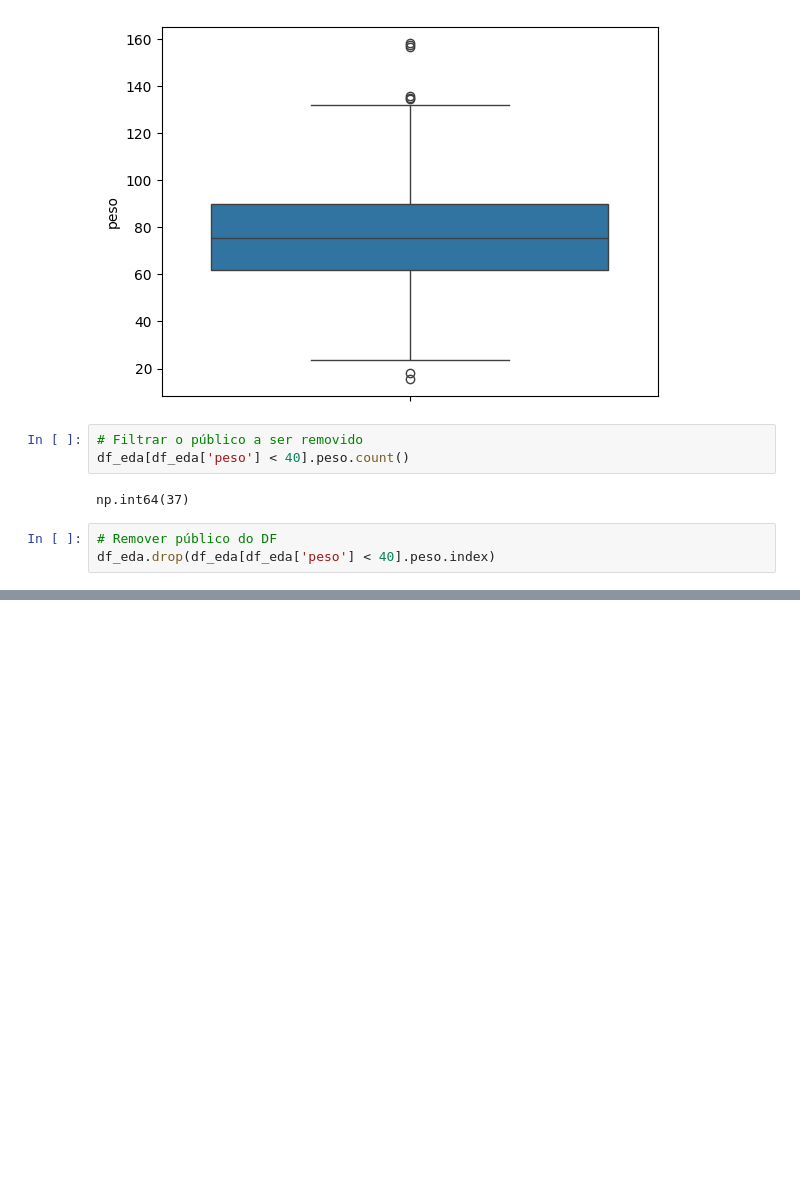
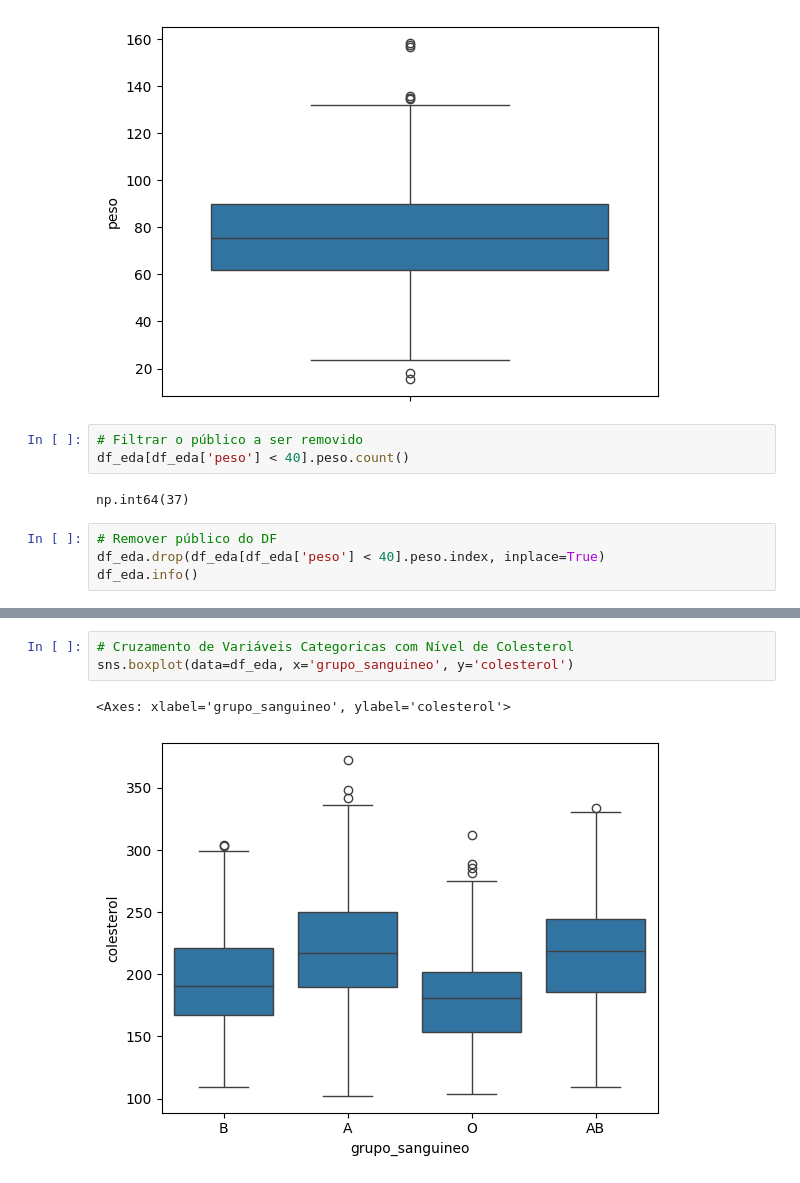
Before and after one commit to rafaelsnr/IA, a Jupyter notebook: reg_lin_multipla/modelo_colesterol.ipynb, the cells around one changed output, grey strips where cells are left out. Cells and saved outputs as stored; diff of their text form; blank space fills up the shorter version.

```diff
--- a/reg_lin_multipla/modelo_colesterol.ipynb
+++ b/reg_lin_multipla/modelo_colesterol.ipynb
@@ -201,4 +201,5 @@ df_eda[df_eda['peso'] < 40].peso.count()
 np.int64(37)
 # %%
 # Remover público do DF
-df_eda.drop(df_eda[df_eda['peso'] < 40].peso.index)
+df_eda.drop(df_eda[df_eda['peso'] < 40].peso.index, inplace=True)
+df_eda.info()
@@ -204,0 +221,6 @@ df_eda.drop(df_eda[df_eda['peso'] < 40].peso.index)
+# %%
+# Cruzamento de Variáveis Categoricas com Nível de Colesterol
+sns.boxplot(data=df_eda, x='grupo_sanguineo', y='colesterol')
+# %% [output]
+<Axes: xlabel='grupo_sanguineo', ylabel='colesterol'>
+[figure, added]
```
Also changed, not shown: parts of 28 cells of this notebook.
